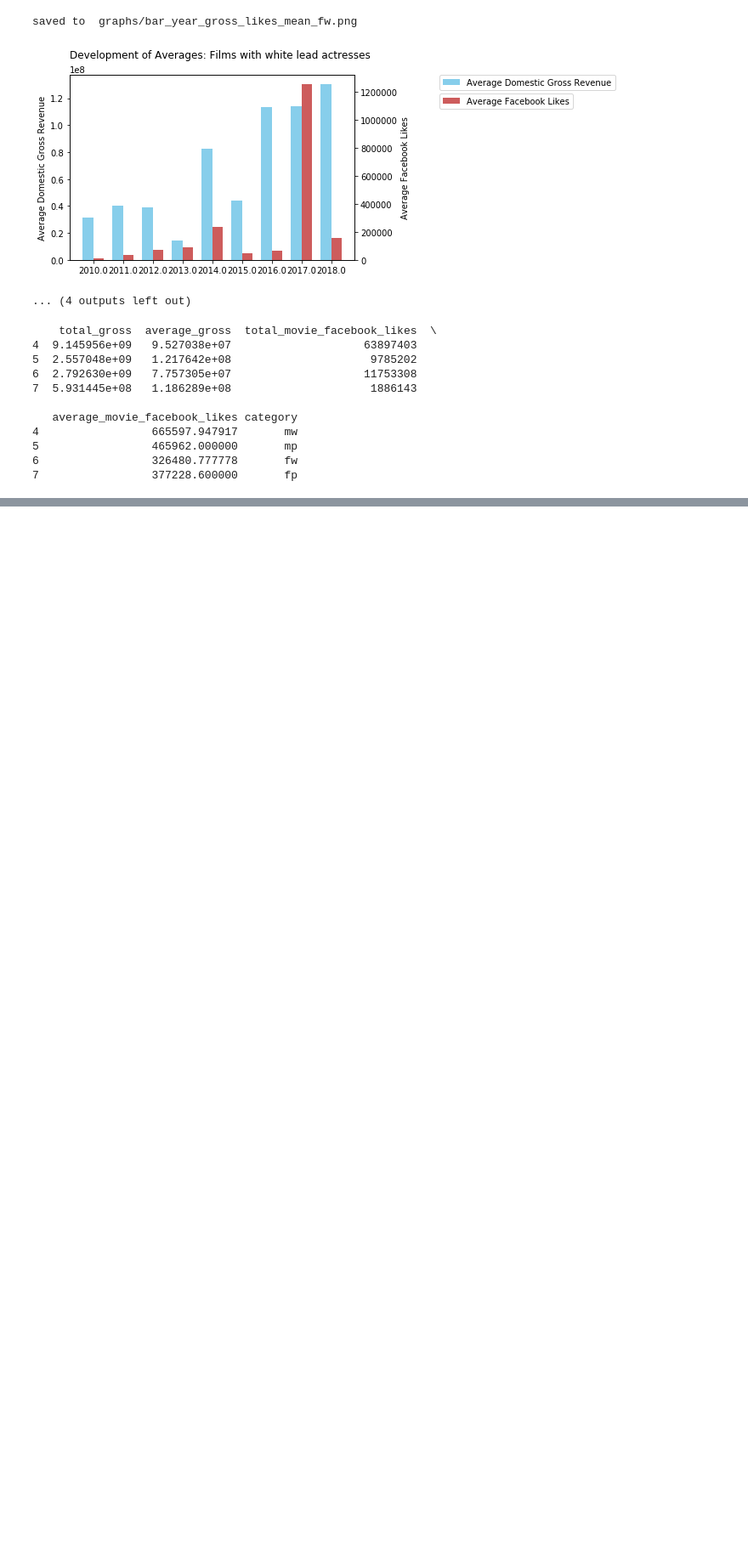
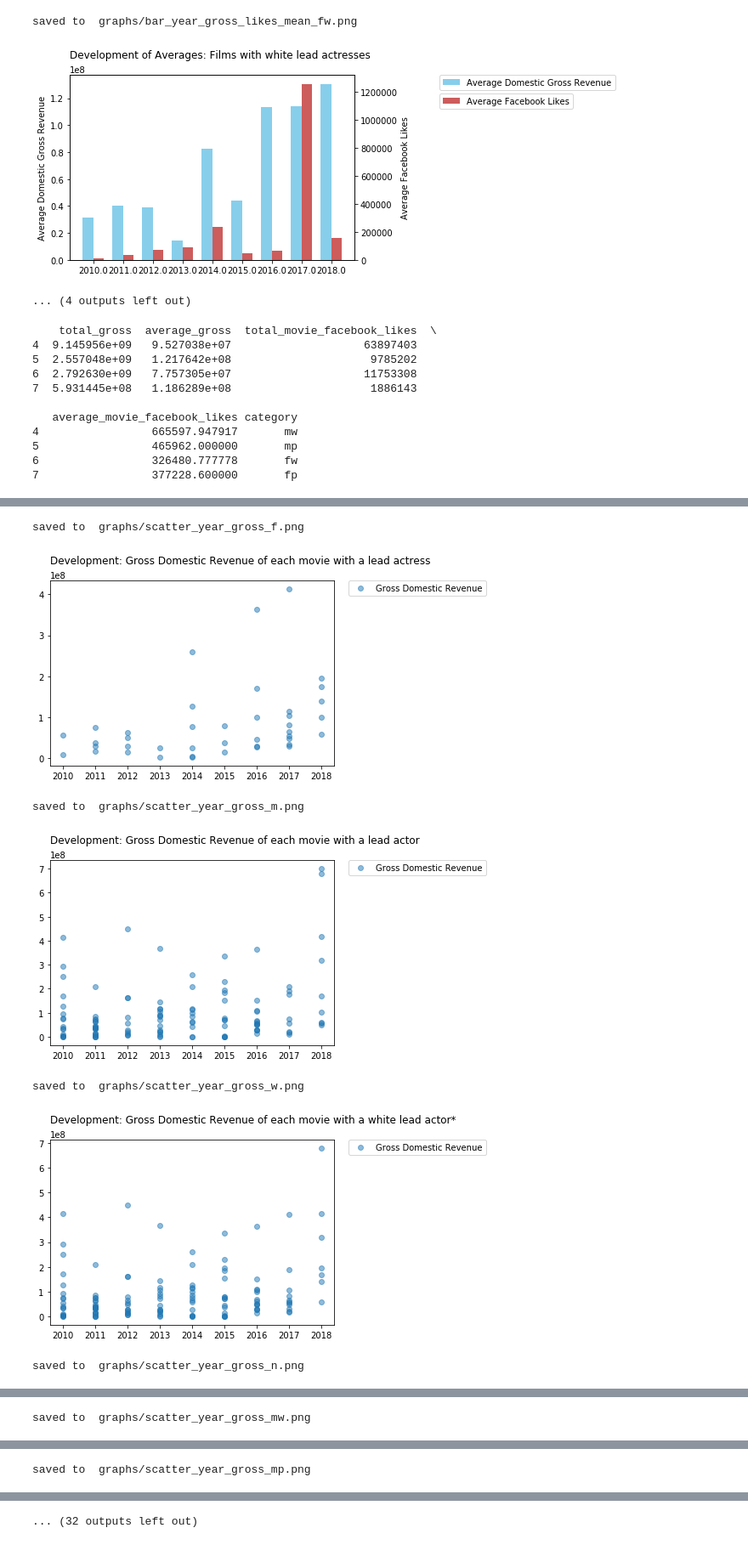
Before and after one commit to Data-Science-HTW/diversity-in-movies, a Jupyter notebook: Diversity In Movies 2.ipynb, the cells around one changed output, grey strips where cells are left out. Shown at 85% size. Saved outputs shown, nothing was run; the diff lists cells and outputs as text; code cells hidden in the pictures; blank space fills up the shorter version.

Commit message:
further progress by adding 0s for non existing years for scatter graphs

```diff
--- a/Diversity In Movies 2.ipynb
+++ b/Diversity In Movies 2.ipynb
@@ -821,4 +890,5 @@ def vis_splat(x_axis, y_axis, ylabel, title, **keyword_parameters):
 # %%
+#TODO: call by dfs_corrected_upper['movies_p']
 def create_scatter_plots():
     # a) x = year of movie, y = gross (each movie) (for female)
     # x = year of movie, y = gross (each movie) (for male)
@@ -834,32 +904,41 @@ def create_scatter_plots():
     vis_splat(movies_mp["title_year"], movies_mp["gross"], "Gross Domestic Revenue", "Development: Gross Domestic Revenue of each movie with a lead actor who is a man of color", filename="scatter_year_gross_mp")
     vis_splat(movies_fw["title_year"], movies_fw["gross"], "Gross Domestic Revenue", "Development: Gross Domestic Revenue of each movie with a white lead actress", filename="scatter_year_gross_fw")
     vis_splat(movies_fp["title_year"], movies_fp["gross"], "Gross Domestic Revenue", "Development: Gross Domestic Revenue of each movie with a lead actress who is a woman of color", filename="scatter_year_gross_fp")
 
     # b) x = year of movie, y = FB likes
     vis_splat(movies_f["title_year"], movies_f["movie_facebook_likes"], "Facebook Likes", "Development: Facebook likes of each movie with a lead actress", filename="scatter_year_likes_f")
     vis_splat(movies_m["title_year"], movies_m["movie_facebook_likes"], "Facebook Likes", "Development: Facebook likes of each movie with a lead actor", filename="scatter_year_likes_m")
     vis_splat(movies_w["title_year"], movies_w["movie_facebook_likes"], "Facebook Likes", "Development: Facebook likes of each movie with a white lead actor*", filename="scatter_year_likes_w")
     vis_splat(movies_p["title_year"], movies_p["movie_facebook_likes"], "Facebook Likes", "Development: Facebook likes of each movie with a POC lead actor*", filename="scatter_year_likes_p")
 
     vis_splat(movies_mw["title_year"], movies_mw["movie_facebook_likes"], "Facebook Likes", "Development: Facebook likes of each movie with a white lead actor", filename="scatter_year_likes_mw")
     vis_splat(movies_mp["title_year"], movies_mp["movie_facebook_likes"], "Facebook Likes", "Development: Facebook likes of each movie with a lead actor who is a man of color", filename="scatter_year_likes_mp")
     vis_splat(movies_fw["title_year"], movies_fw["movie_facebook_likes"], "Facebook Likes", "Development: Facebook likes of each movie with a white lead actress", filename="scatter_year_likes_fw")
     vis_splat(movies_fp["title_year"], movies_fp["movie_facebook_likes"], "Facebook Likes", "Development: Facebook likes of each movie with a lead actress who is a woman of color", filename="scatter_year_likes_fp")
 
     # c) x = gender of lead actor, y = gross (each movie)
     # d) x = gender, y = FB likes
     vis_splat(movies_dataframe_noDuplicates["gender"], movies_dataframe_noDuplicates["gross"], "Domestic Gross Revenue", "Comparison: Domestic Gross Revenue of each movie per gender", filename="scatter_g_gross")
     vis_splat(movies_dataframe_noDuplicates["gender"], movies_dataframe_noDuplicates["movie_facebook_likes"], "Facebook Likes", "Comparison: Facebook Likes of each movie per gender", filename="scatter_g_likes")
 
     # e) x = race, y = gross
     # e) x = race, y = fb likes
     vis_splat(movies_dataframe_noDuplicates["race_simple"], movies_dataframe_noDuplicates["gross"], "Domestic Gross Revenue", "Comparison: Domestic Gross Revenue of each movie per race", filename="scatter_r_gross")
     vis_splat(movies_dataframe_noDuplicates["race_simple"], movies_dataframe_noDuplicates["movie_facebook_likes"], "Facebook Likes", "Comparison: Facebook Likes of each movie per race", filename="scatter_r_likes")
 
     # f) x = gender and race, y = gross
     # g) x = gender and race, y = FB likes
     # commented out because this doesn't have to run each time
-    vis_splat(movies_with_subcat["subcat"], movies_with_subcat["gross"], "Domestic Gross Revenue", "Domestic Gross Revenue of each movie per gender and race", filename="scatter_gr_gross")
-    vis_splat(movies_with_subcat["subcat"], movies_with_subcat["movie_facebook_likes"], "Facebook Likes", "Facebook Likes of each movie per gender and race", filename="scatter_gr_likes")
+    #TODO: this is sth else no or not?
+    vis_splat(movies_with_subcat["subcat"], movies_with_subcat["gross"], "Domestic Gross Revenue", "Comparison: Domestic Gross Revenue of each movie per gender and race", filename="scatter_gr_gross")
+    vis_splat(movies_with_subcat["subcat"], movies_with_subcat["movie_facebook_likes"], "Facebook Likes", "Comparison: Facebook Likes of each movie per gender and race", filename="scatter_gr_likes")
 
 create_scatter_plots()
+# %% [output]
+saved to  graphs/scatter_year_gross_f.png
+[figure, added]
+saved to  graphs/scatter_year_gross_m.png
+[figure, added]
+saved to  graphs/scatter_year_gross_w.png
+[figure, added]
+saved to  graphs/scatter_year_gross_n.png
@@ -865,0 +946 @@ create_scatter_plots()
+saved to  graphs/scatter_year_gross_mw.png
@@ -865,0 +948 @@ create_scatter_plots()
+saved to  graphs/scatter_year_gross_mp.png
@@ -866,3 +950,4 @@ create_scatter_plots()
+... (32 outputs left out)
 # %%
 # Part 9: Remove statistical outliers and create new graphs.
 # Testing Zone.
```
Also changed, not shown: parts of 6 cells of this notebook, 2 other files.
